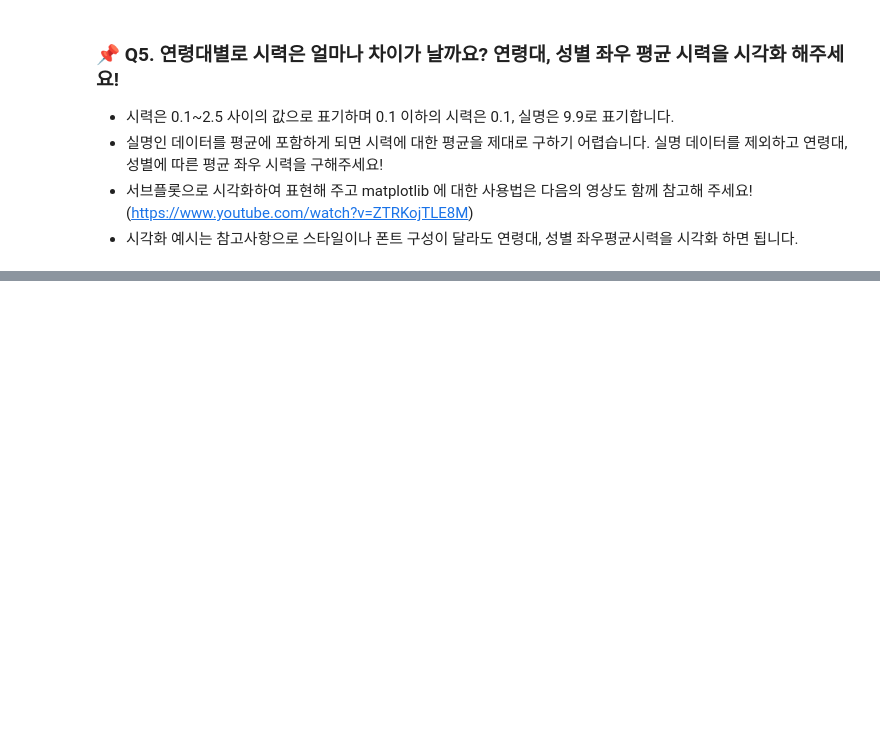
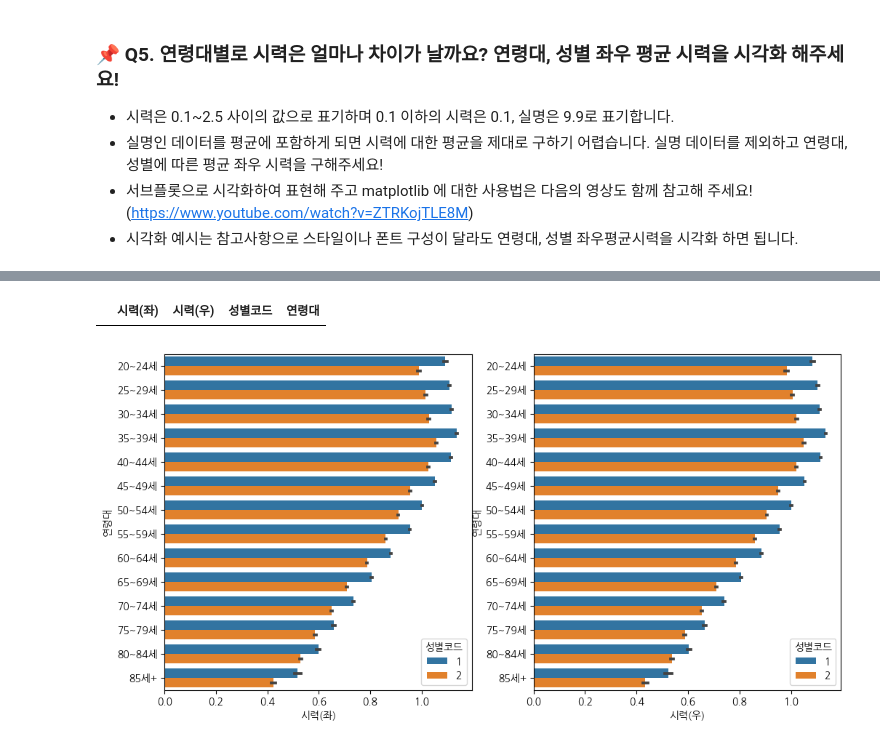
Before and after one commit to Minsoo0405/pythonbasic, a Jupyter notebook: coaching_study/3week_mission.ipynb, the cells around one changed output, grey strips where cells are left out. Drawn from its saved outputs; the diff is of its cells as text; code cells hidden in the pictures; blank space fills up the shorter version.

```diff
--- a/coaching_study/3week_mission.ipynb
+++ b/coaching_study/3week_mission.ipynb
@@ -150,0 +207,4 @@ ValueError: Could not interpret input '흡연상태'
+# %%
+df_sight = df[['시력(좌)','시력(우)','성별코드','연령대']]
+
+df_sight = df_sight[(df_sight['시력(좌)'] != 9.9) & (df_sight['시력(우)'] != 9.9)]
@@ -150,0 +225,17 @@ ValueError: Could not interpret input '흡연상태'
+# %%
+df_sight[df_sight['시력(우)'] == 9.9].shpae # 2606개
+df_sight[df_sight['시력(좌)'] == 9.9].shape # 0개
+# %% [output]
+|  | 시력(좌) | 시력(우) | 성별코드 | 연령대 |
+# %%
+fig, ax = plt.subplots(ncols=2, figsize=(12,6))
+
+# '연령대'를 오름차순으로 정렬하기 위한 순서 리스트 생성
+age_order = df_sight['연령대'].unique()
+age_order.sort()  # 오름차순 정렬
+
+sns.barplot(x='시력(좌)', y='연령대', data=df_sight, hue='성별코드', ax=ax[0], order=age_order)
+sns.barplot(x='시력(우)', y='연령대', data=df_sight, hue='성별코드', ax=ax[1], order=age_order)
+plt.show()
+# %% [output]
+[figure, added]
```
Also changed, not shown: parts of 8 cells of this notebook.
